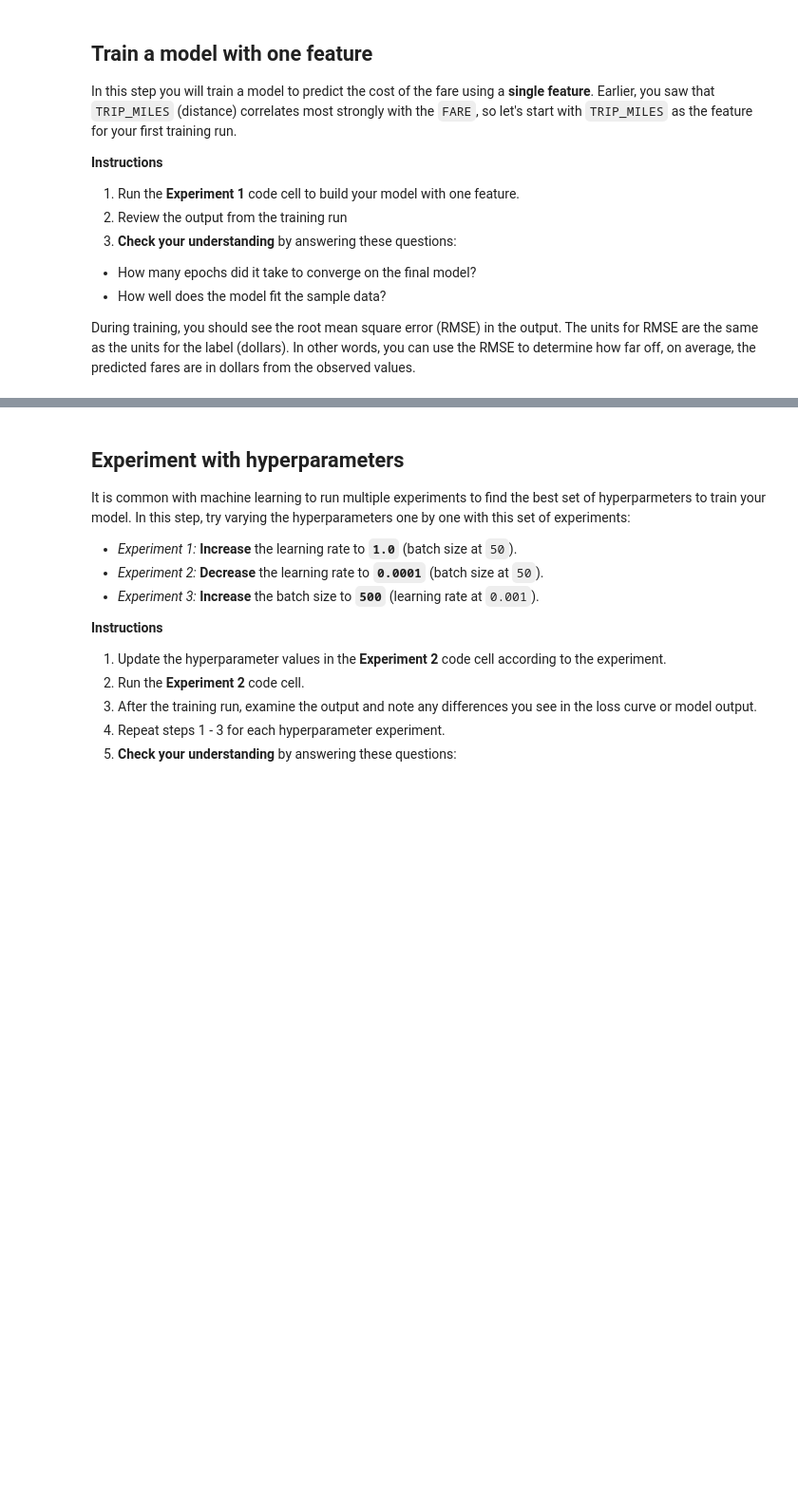
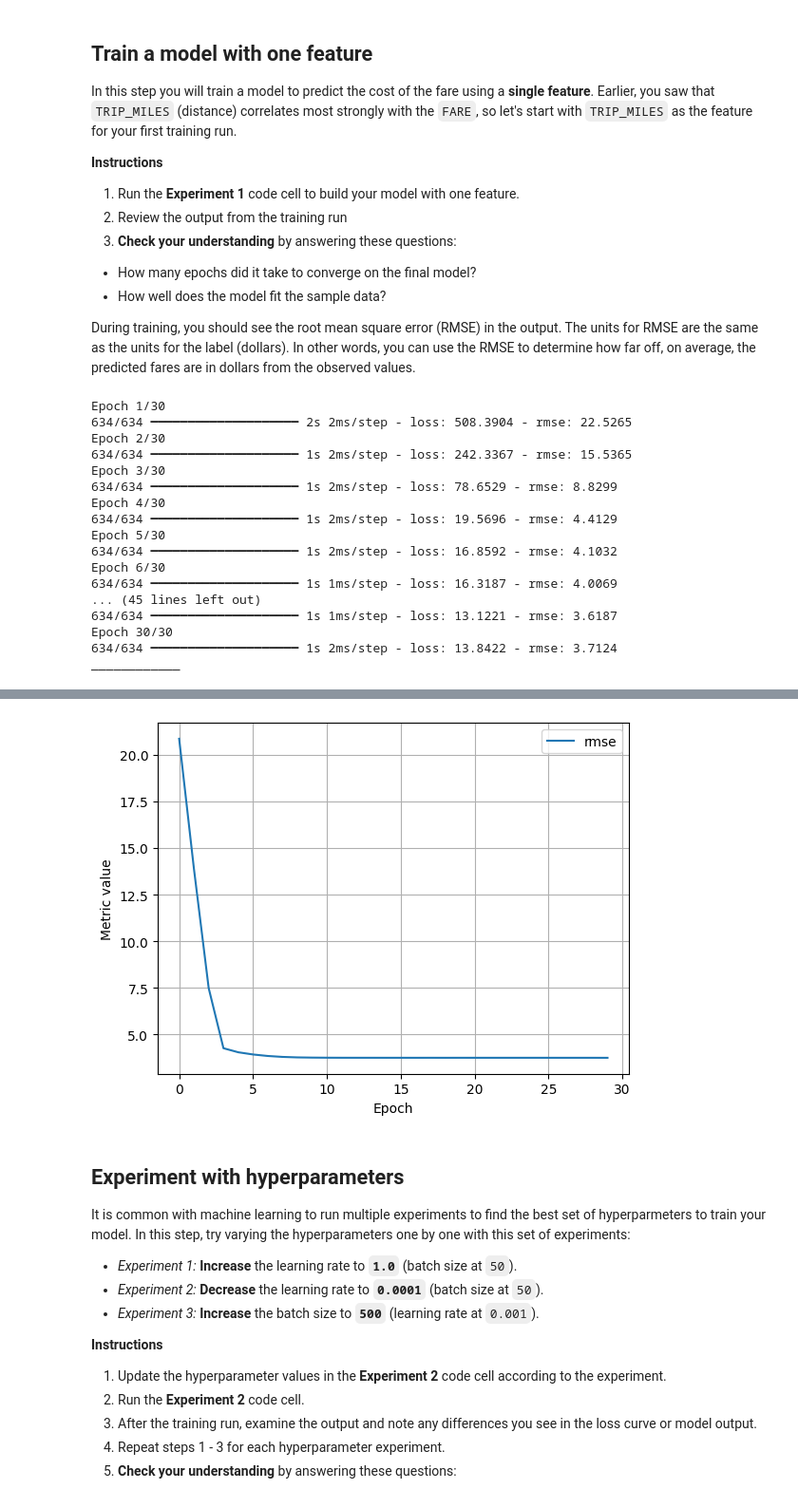
Before and after one commit to devangrajarora/Notes, a Jupyter notebook: ML/exercises/linear_regression_taxi.ipynb, the cells around one changed output, grey strips where cells are left out. Shown at 95% size. Drawn from its saved outputs; the diff is of its cells as text; code cells hidden in the pictures; blank space fills up the shorter version.

```diff
--- a/ML/exercises/linear_regression_taxi.ipynb
+++ b/ML/exercises/linear_regression_taxi.ipynb
@@ -363,7 +365,7 @@ During training, you should see the root mean square error (RMSE) in the output.
 # The following variables are the hyperparameters.
 settings_1 = ml_edu.experiment.ExperimentSettings(
     learning_rate = 0.001,
-    number_epochs = 20,
+    number_epochs = 30,
     batch_size = 50,
     input_features = ['TRIP_MILES']
 )
@@ -374,5 +376,25 @@ model_1 = create_model(settings_1, metrics)
 
 experiment_1 = train_model('one_feature', model_1, training_df, 'FARE', settings_1)
 
+print('____________')
+
 ml_edu.results.plot_experiment_metrics(experiment_1, ['rmse'])
 ml_edu.results.plot_model_predictions(experiment_1, training_df, 'FARE')
+# %% [output]
+Epoch 1/30
+634/634 ━━━━━━━━━━━━━━━━━━━━ 2s 2ms/step - loss: 508.3904 - rmse: 22.5265
+Epoch 2/30
+634/634 ━━━━━━━━━━━━━━━━━━━━ 1s 2ms/step - loss: 242.3367 - rmse: 15.5365
+Epoch 3/30
+634/634 ━━━━━━━━━━━━━━━━━━━━ 1s 2ms/step - loss: 78.6529 - rmse: 8.8299
+Epoch 4/30
+634/634 ━━━━━━━━━━━━━━━━━━━━ 1s 2ms/step - loss: 19.5696 - rmse: 4.4129
+Epoch 5/30
+634/634 ━━━━━━━━━━━━━━━━━━━━ 1s 2ms/step - loss: 16.8592 - rmse: 4.1032
+Epoch 6/30
+634/634 ━━━━━━━━━━━━━━━━━━━━ 1s 1ms/step - loss: 16.3187 - rmse: 4.0069
+... (45 lines left out)
+634/634 ━━━━━━━━━━━━━━━━━━━━ 1s 1ms/step - loss: 13.1221 - rmse: 3.6187
+Epoch 30/30
+634/634 ━━━━━━━━━━━━━━━━━━━━ 1s 2ms/step - loss: 13.8422 - rmse: 3.7124
+____________
@@ -379,3 +404,4 @@ ml_edu.results.plot_model_predictions(experiment_1, training_df, 'FARE')
+[figure, added]
 # %%
 #@title Double-click to view answers for training model with one feature
 
```
Also changed, not shown: parts of 2 cells of this notebook.
